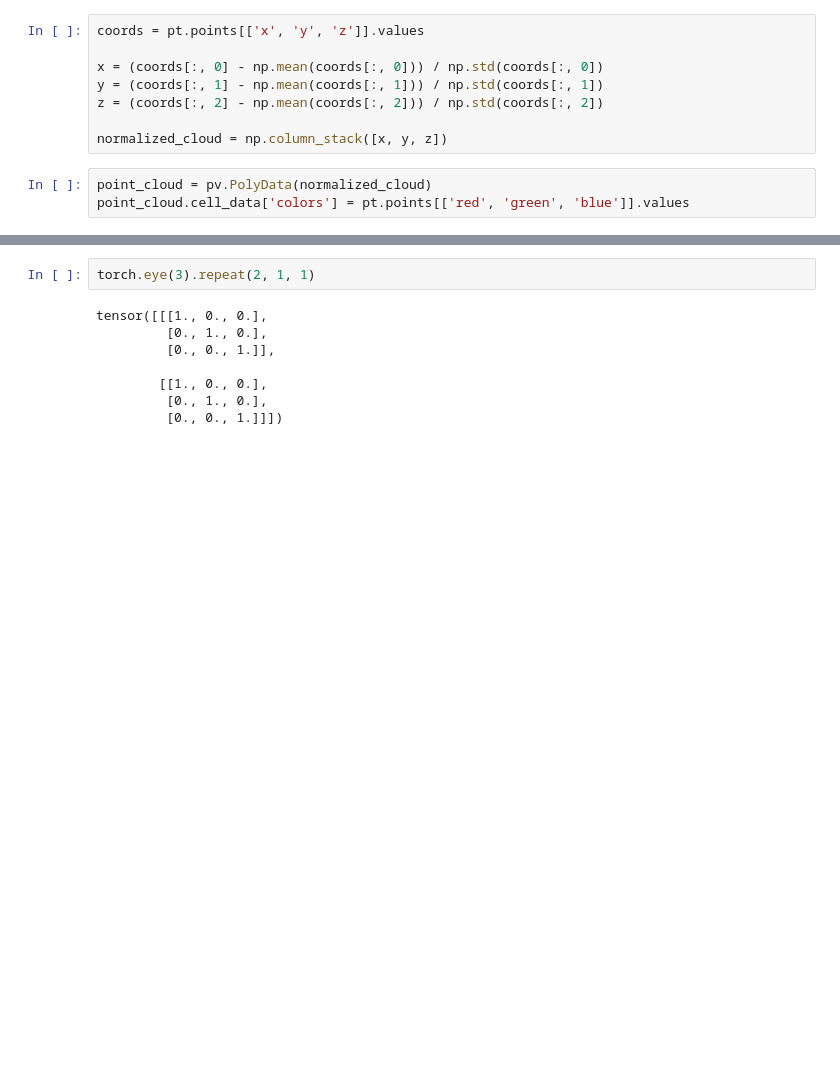
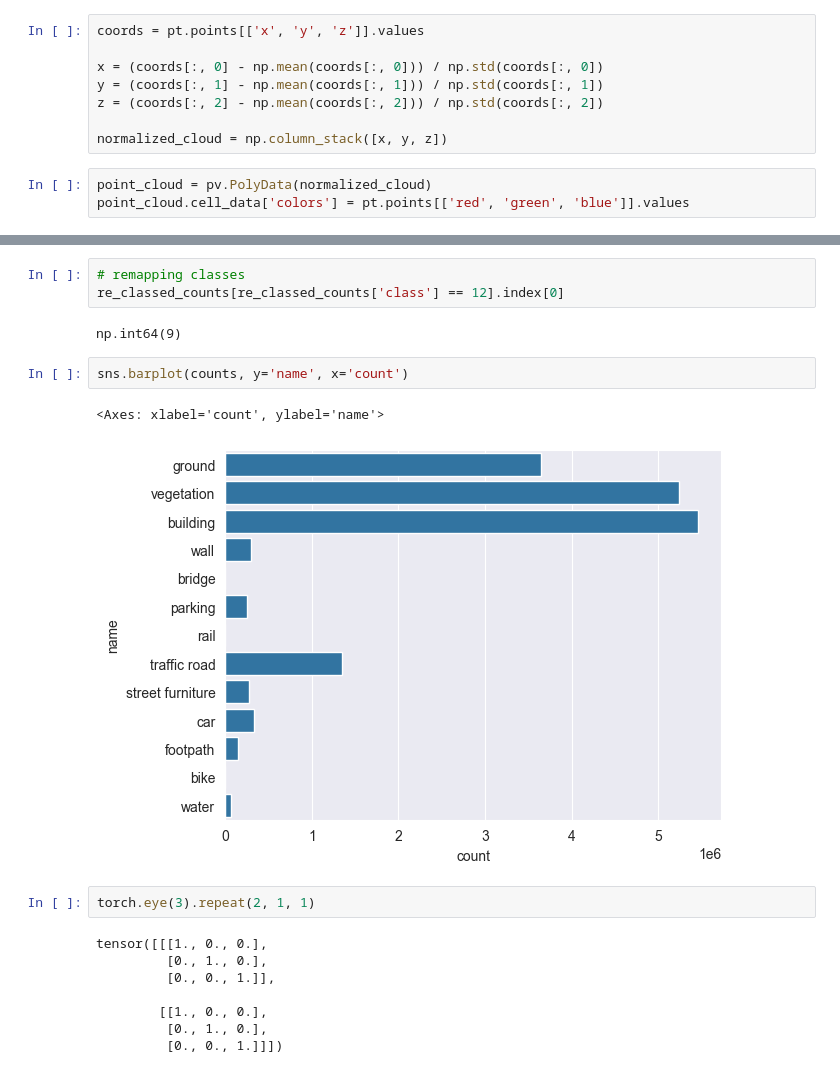
Before and after one commit to farqlia/UrbanViewsModeling, a Jupyter notebook: notebooks/Point Cloud Segmentation.ipynb, the cells around one changed output, grey strips where cells are left out. Saved outputs shown, nothing was run; the diff lists cells and outputs as text; blank space fills up the shorter version.

```diff
--- a/notebooks/Point Cloud Segmentation.ipynb
+++ b/notebooks/Point Cloud Segmentation.ipynb
@@ -120,3 +167,13 @@ counts
+# %%
+# remapping classes
+re_classed_counts[re_classed_counts['class'] == 12].index[0]
+# %% [output]
+np.int64(9)
+# %%
+sns.barplot(counts, y='name', x='count')
+# %% [output]
+<Axes: xlabel='count', ylabel='name'>
+[figure, added]
 # %%
 torch.eye(3).repeat(2, 1, 1)
 # %% [output]
```
Also changed, not shown: parts of 24 cells of this notebook, 2 other files.
